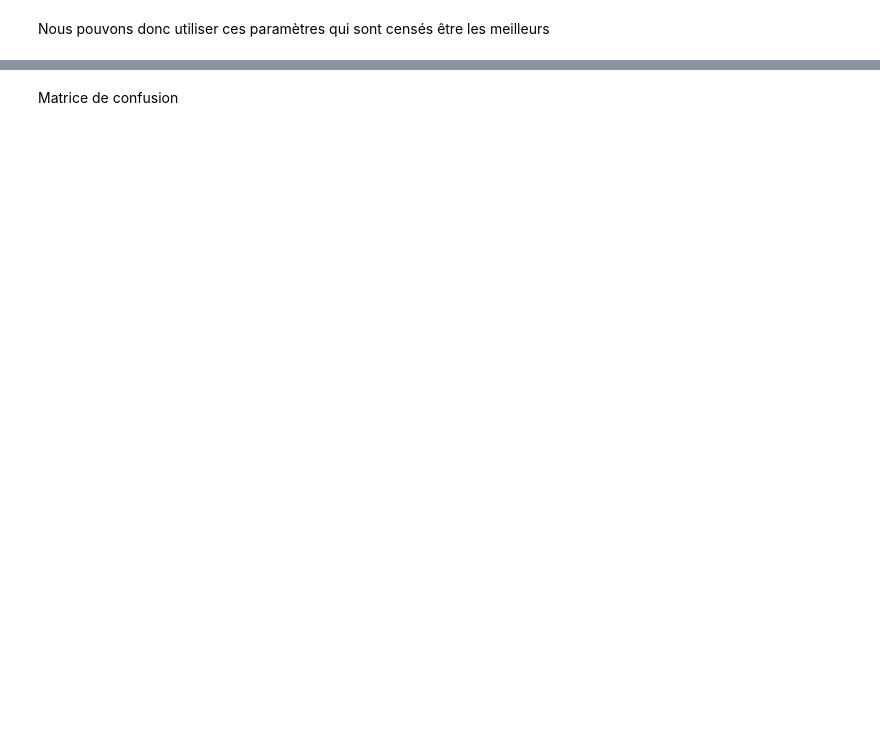
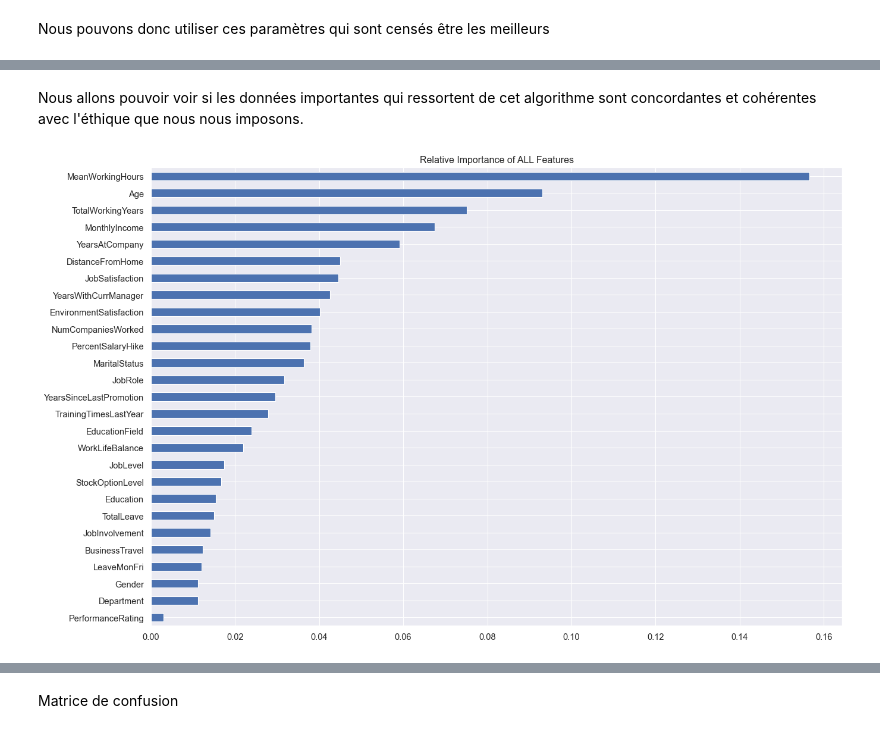
Before and after one commit to Lyderic17/blocAI, a Jupyter notebook: Projet.ipynb, the cells around one changed output, grey strips where cells are left out. Saved outputs shown, nothing was run; the diff lists cells and outputs as text; code cells hidden in the pictures; blank space fills up the shorter version.

Commit message:
Explain and interpret values and results, bring solution

```diff
--- a/Projet.ipynb
+++ b/Projet.ipynb
@@ -921,0 +982,14 @@ print('Recall: ', rftunedrecall)
+# %% [markdown]
+Nous allons pouvoir voir si les données importantes qui ressortent de cet algorithme sont concordantes et cohérentes
+avec l'éthique que nous nous imposons.
+# %%
+feature_importances = pd.DataFrame(rftuned.feature_importances_, index = X.columns, columns=['importance']).sort_values('importance', ascending=False)
+
+plt.figure(figsize=(15,10))
+sns.set(context="paper", font_scale=1.2)
+feature_importances['importance'].plot(kind='barh')
+plt.title('Relative Importance of ALL Features')
+plt.gca().invert_yaxis()
+plt.show()
+# %% [output]
+[figure, added]
```
Also changed, not shown: parts of 58 cells of this notebook.
